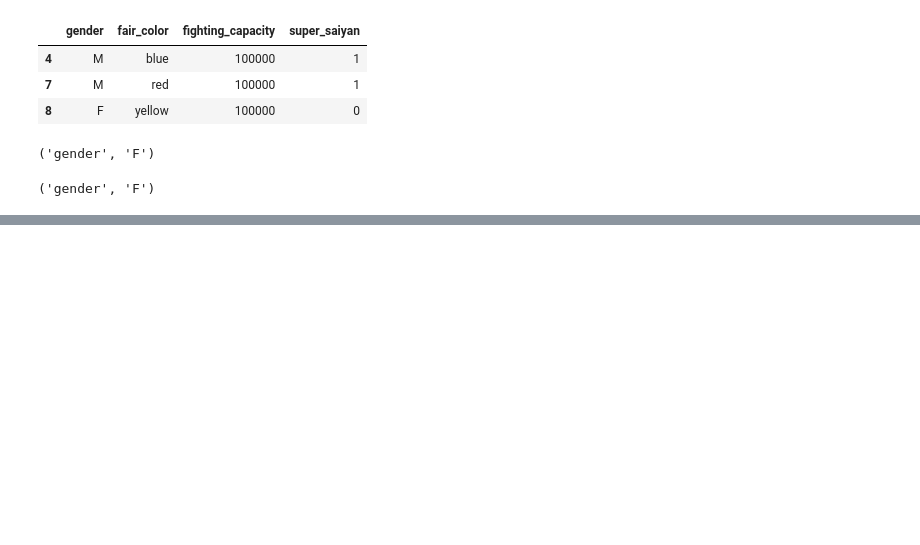
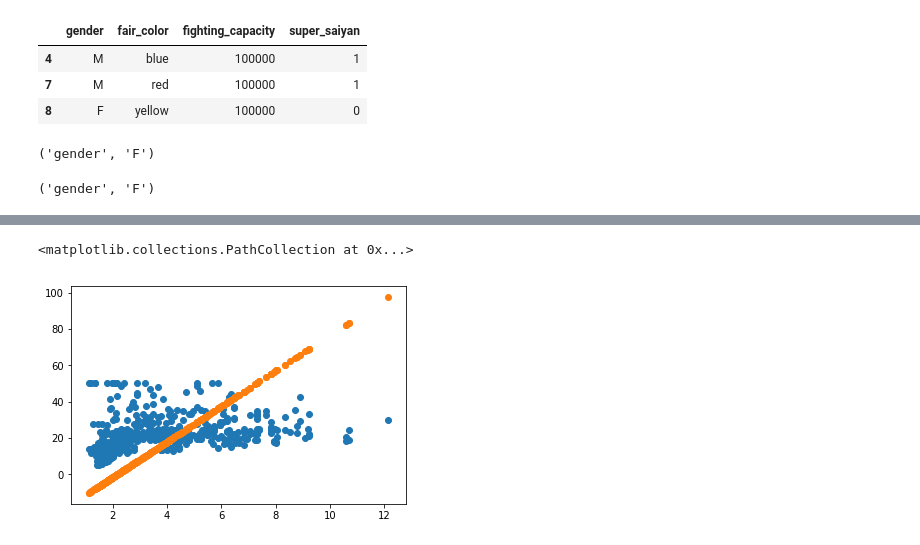
Before and after one commit to AiGoku/NLPTravel, a Jupyter notebook: Assignment-3/Assignment-3.ipynb, the cells around one changed output, grey strips where cells are left out. Saved outputs shown, nothing was run; the diff lists cells and outputs as text; code cells hidden in the pictures; blank space fills up the shorter version.

```diff
--- a/Assignment-3/Assignment-3.ipynb
+++ b/Assignment-3/Assignment-3.ipynb
@@ -172,0 +341,7 @@ find_min_feature_spilter(dataset[dataset['fighting_capacity']==100000],'super_sa
+# %%
+price_use_best_parameters = [price(r, best_k, best_b) for r in x_dis]
+plt.scatter(x_dis,y)
+plt.scatter(x_dis,price_current_use_params)
+# %% [output]
+<matplotlib.collections.PathCollection at 0x...>
+[figure, added]
```
Also changed, not shown: parts of 25 cells of this notebook.
